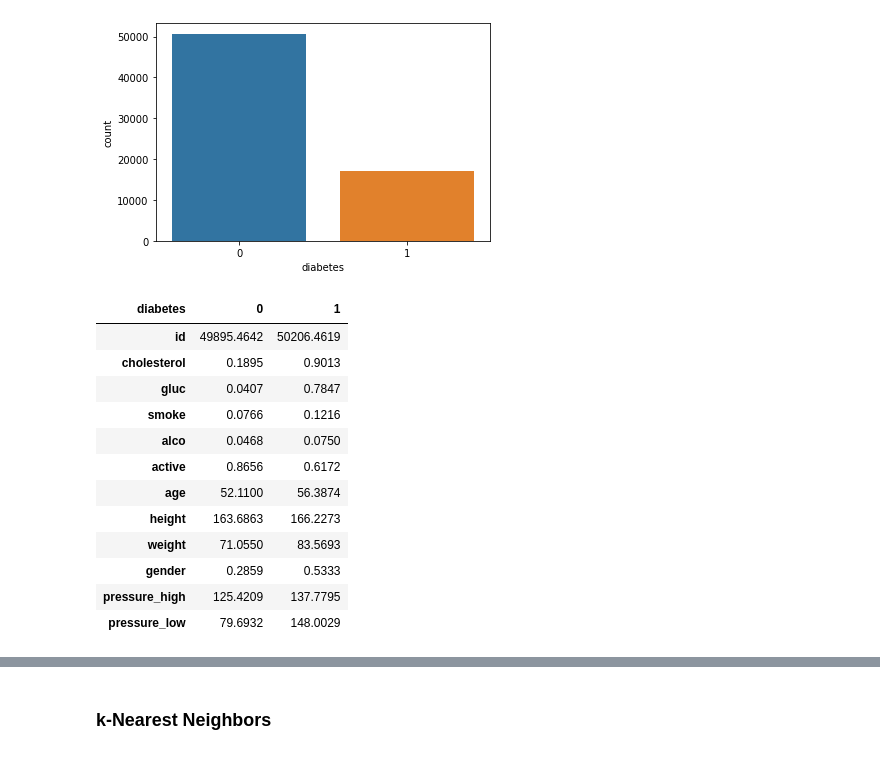
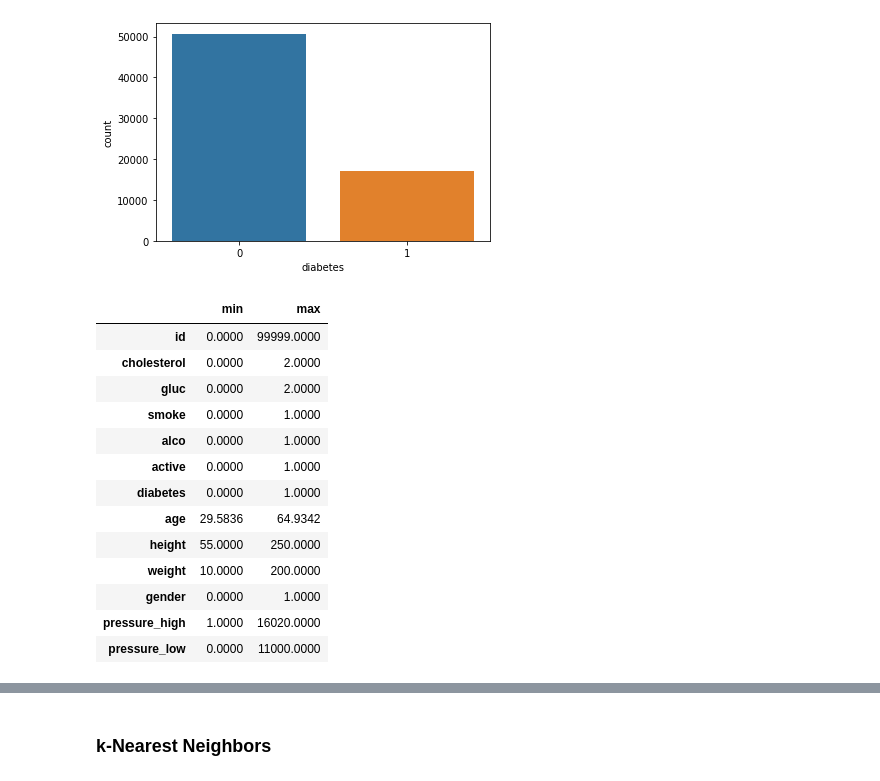
Before and after one commit to m4rtinkoenig/ML-with-Python, a Jupyter notebook: notebooks/KNN Regression.ipynb, the cells around one changed output, grey strips where cells are left out. Saved outputs shown, nothing was run; the diff lists cells and outputs as text; code cells hidden in the pictures.

```diff
--- a/notebooks/KNN Regression.ipynb
+++ b/notebooks/KNN Regression.ipynb
@@ -65,18 +65,19 @@ seaborn.countplot(diabetes['diabetes'], label="Count")
 <AxesSubplot:xlabel='diabetes', ylabel='count'>
 [figure]
 # %%
-diabetes.groupby('diabetes').mean().T
+diabetes.describe().T[["min", "max"]]
 # %% [output]
-| diabetes | 0 | 1 |
-| id | 49895.4642 | 50206.4619 |
-| cholesterol | 0.1895 | 0.9013 |
-| gluc | 0.0407 | 0.7847 |
-| smoke | 0.0766 | 0.1216 |
-| alco | 0.0468 | 0.0750 |
-| active | 0.8656 | 0.6172 |
-| age | 52.1100 | 56.3874 |
-| height | 163.6863 | 166.2273 |
-| weight | 71.0550 | 83.5693 |
-| gender | 0.2859 | 0.5333 |
-| pressure_high | 125.4209 | 137.7795 |
-| pressure_low | 79.6932 | 148.0029 |
+|  | min | max |
+| id | 0.0000 | 99999.0000 |
+| cholesterol | 0.0000 | 2.0000 |
+| gluc | 0.0000 | 2.0000 |
+| smoke | 0.0000 | 1.0000 |
+| alco | 0.0000 | 1.0000 |
+| active | 0.0000 | 1.0000 |
+| diabetes | 0.0000 | 1.0000 |
+| age | 29.5836 | 64.9342 |
+| height | 55.0000 | 250.0000 |
+| weight | 10.0000 | 200.0000 |
+| gender | 0.0000 | 1.0000 |
+| pressure_high | 1.0000 | 16020.0000 |
+| pressure_low | 0.0000 | 11000.0000 |
```
Also changed, not shown: parts of 14 cells of this notebook, 1 other file.
